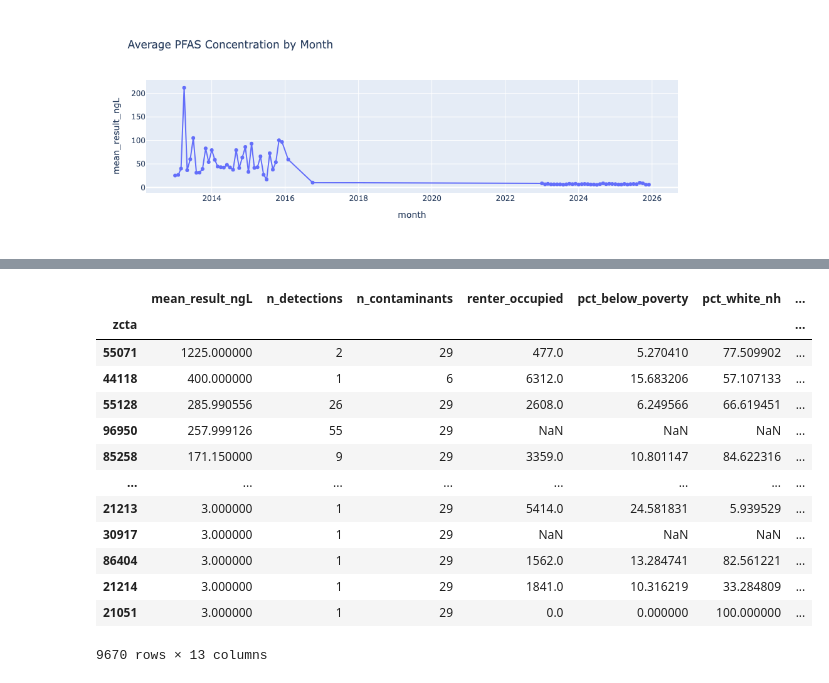
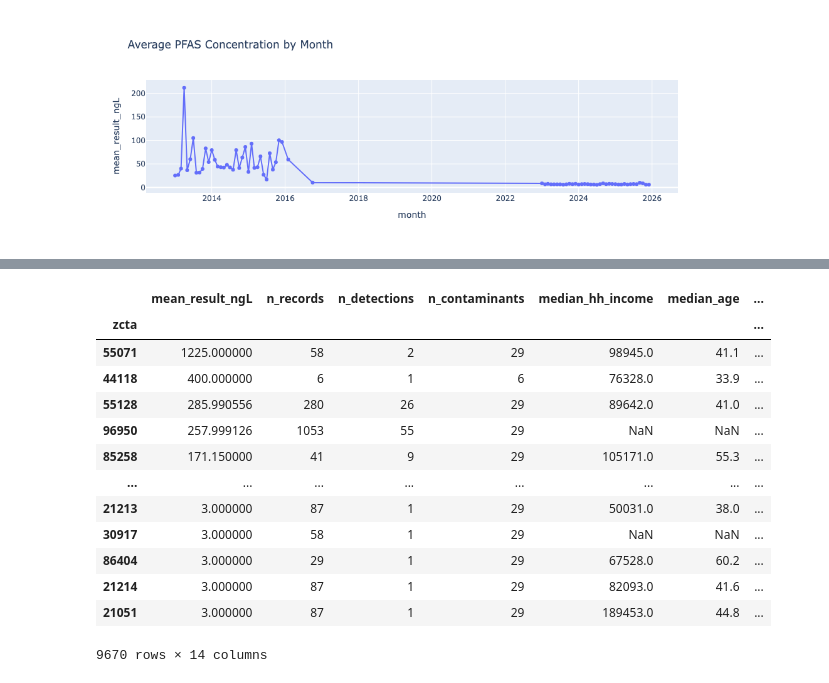
Before and after one commit to julshvartsman/pfas-project, a Jupyter notebook: notebooks/PG_pfas_exploration.ipynb, the cells around one changed output, grey strips where cells are left out. Cells and saved outputs as stored; diff of their text form; code cells hidden in the pictures.

```diff
--- a/notebooks/PG_pfas_exploration.ipynb
+++ b/notebooks/PG_pfas_exploration.ipynb
@@ -61,31 +138,33 @@ fig.show()
 # %%
-#grouping by zcta codes and averaging demographic information
+#grouping by zcta codes
+
 zcta_pfas_with_demog = contain_pfas.groupby('zcta').agg({'mean_result_ngL': 'mean',
-                                  'n_detections': 'sum',
-                                  'n_contaminants': 'max', #only test for a max of 29 contaminants
-                                  'renter_occupied': 'mean',
-                                  'pct_below_poverty': 'mean',
-                                  'pct_white_nh': 'mean',
-                                  'pct_black_nh': 'mean',
-                                  'pct_asian_nh': 'mean',
-                                  'pct_amerind_nh':'mean',
-                                  'pct_hispanic': 'mean',
-                                  'pct_nonwhite': 'mean',
-                                  'pct_renter': 'mean',
-                                  'city': 'first'}).sort_values(by='mean_result_ngL', ascending = False)
+                                                         'n_records': 'sum',
+                                                         'n_detections': 'sum',
+                                                         'n_contaminants': 'max', #only test for a max of 29 contaminants
+                                                         'median_hh_income': 'first',
+                                                         'median_age': 'mean',
+                                                         'pct_below_poverty': 'first',
+                                                         'pct_white_nh': 'first',
+                                                         'pct_black_nh': 'first',
+                                                         'pct_asian_nh': 'first',
+                                                         'pct_amerind_nh':'first',
+                                                         'pct_hispanic': 'first',
+                                                         'pct_nonwhite': 'first',
+                                                         'pct_renter': 'first'}).sort_values(by='mean_result_ngL', ascending = False)
 zcta_pfas_with_demog
 # %% [output]
-|  | mean_result_ngL | n_detections | n_contaminants | renter_occupied | pct_below_poverty | pct_white_nh | ... |
+|  | mean_result_ngL | n_records | n_detections | n_contaminants | median_hh_income | median_age | ... |
 | zcta |  |  |  |  |  |  | ... |
-| 55071 | 1225.000000 | 2 | 29 | 477.0 | 5.270410 | 77.509902 | ... |
-| 44118 | 400.000000 | 1 | 6 | 6312.0 | 15.683206 | 57.107133 | ... |
-| 55128 | 285.990556 | 26 | 29 | 2608.0 | 6.249566 | 66.619451 | ... |
-| 96950 | 257.999126 | 55 | 29 | NaN | NaN | NaN | ... |
-| 85258 | 171.150000 | 9 | 29 | 3359.0 | 10.801147 | 84.622316 | ... |
+| 55071 | 1225.000000 | 58 | 2 | 29 | 98945.0 | 41.1 | ... |
+| 44118 | 400.000000 | 6 | 1 | 6 | 76328.0 | 33.9 | ... |
+| 55128 | 285.990556 | 280 | 26 | 29 | 89642.0 | 41.0 | ... |
+| 96950 | 257.999126 | 1053 | 55 | 29 | NaN | NaN | ... |
+| 85258 | 171.150000 | 41 | 9 | 29 | 105171.0 | 55.3 | ... |
 | ... | ... | ... | ... | ... | ... | ... | ... |
-| 21213 | 3.000000 | 1 | 29 | 5414.0 | 24.581831 | 5.939529 | ... |
-| 30917 | 3.000000 | 1 | 29 | NaN | NaN | NaN | ... |
-| 86404 | 3.000000 | 1 | 29 | 1562.0 | 13.284741 | 82.561221 | ... |
-| 21214 | 3.000000 | 1 | 29 | 1841.0 | 10.316219 | 33.284809 | ... |
-| 21051 | 3.000000 | 1 | 29 | 0.0 | 0.000000 | 100.000000 | ... |
+| 21213 | 3.000000 | 87 | 1 | 29 | 50031.0 | 38.0 | ... |
+| 30917 | 3.000000 | 58 | 1 | 29 | NaN | NaN | ... |
+| 86404 | 3.000000 | 29 | 1 | 29 | 67528.0 | 60.2 | ... |
+| 21214 | 3.000000 | 87 | 1 | 29 | 82093.0 | 41.6 | ... |
+| 21051 | 3.000000 | 87 | 1 | 29 | 189453.0 | 44.8 | ... |
-9670 rows × 13 columns
+9670 rows × 14 columns
```
Also changed, not shown: parts of 11 cells of this notebook.
